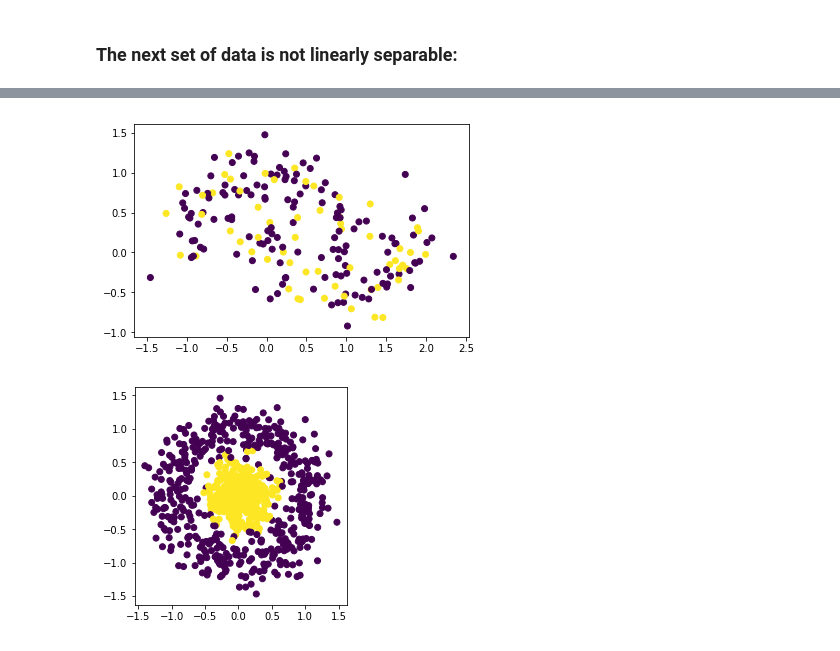
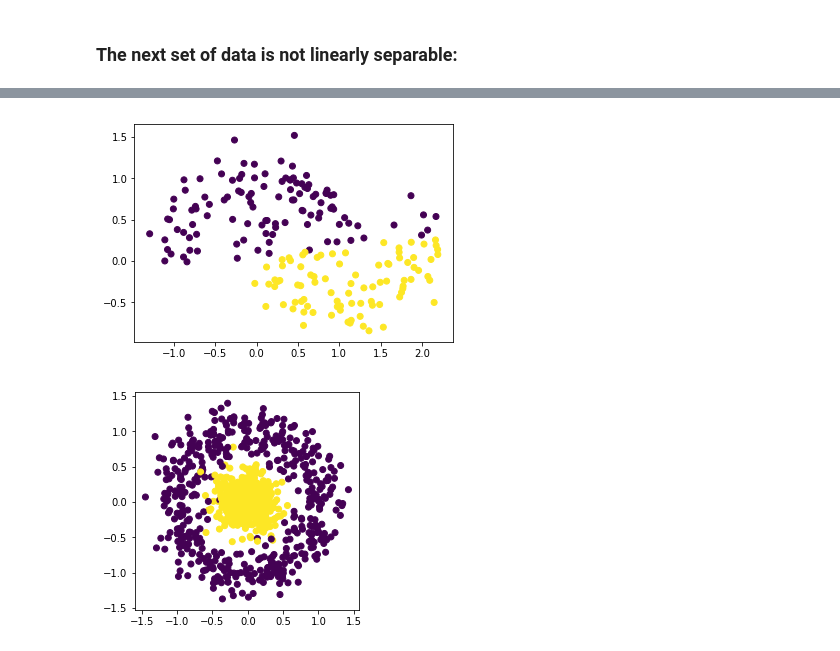
Before and after one commit to arokem/conv-nets, a Jupyter notebook: 002-keras.ipynb, the cells around one changed output, grey strips where cells are left out. Drawn from its saved outputs; the diff is of its cells as text; code cells hidden in the pictures.

```diff
--- a/002-keras.ipynb
+++ b/002-keras.ipynb
@@ -54,9 +64,9 @@ from keras.layers import Dense, Activation, Dropout
 Using TensorFlow backend.
 # %%
 model = Sequential()
-model.add(Dense(1, input_dim=2))
-model.add(Dense(1, activation='sigmoid'))
+model.add(Dense(32, input_shape=(train_data.shape[-1],), activation='relu'))
+model.add(Dense(2, activation='softmax'))
 
-model.compile(loss='mean_squared_error',
+model.compile(loss='categorical_crossentropy',
               optimizer='rmsprop',
               metrics=['accuracy'])
@@ -63,3 +100,3 @@ model.compile(loss='mean_squared_error',
 # %%
-model.fit(train_data, train_labels, epochs=10, batch_size=BATCH_SIZE)
+model.fit(train_data, train_labels, epochs=5, batch_size=100, validation_split=0.2)
 # %% [output]
@@ -119,3 +167,3 @@ ax.set_aspect('equal')
 # %%
-model.fit(train_data, train_labels, nb_epoch=10, batch_size=BATCH_SIZE)
+model.fit(train_data, train_labels, nb_epoch=5, batch_size=100, validation_split=0.2)
 # %% [output]
@@ -153,10 +193,10 @@ acc : 0.5449999868869781
 prediction = np.round(model.predict(test_data)).astype(int).squeeze()
 # %%
 fig, ax = plt.subplots(1)
-ax.scatter(test_data[:, 0], test_data[:, 1], c=prediction)
+ax.scatter(test_data[:, 0], test_data[:, 1], c=np.where(prediction)[1])
 ax.set_aspect('equal')
 # %% [output]
-[figure, old version]
+[figure, new version]
 # %%
 train_data, test_data, train_labels, test_labels = generate_dataset(make_circles,
                                                                     n_train=1000,
@@ -166,8 +206,8 @@ train_data, test_data, train_labels, test_labels = generate_dataset(make_circles
                                                                     factor=0.1)
 # %%
 fig, ax = plt.subplots(1)
-ax.scatter(train_data[:, 0], train_data[:, 1], c=train_labels)
+ax.scatter(train_data[:, 0], train_data[:, 1], c=np.where(train_labels)[1])
 ax.set_aspect('equal')
 # %% [output]
-[figure, old version]
+[figure, new version]
 # %%
```
Also changed, not shown: parts of 26 cells of this notebook, 4 other files.
